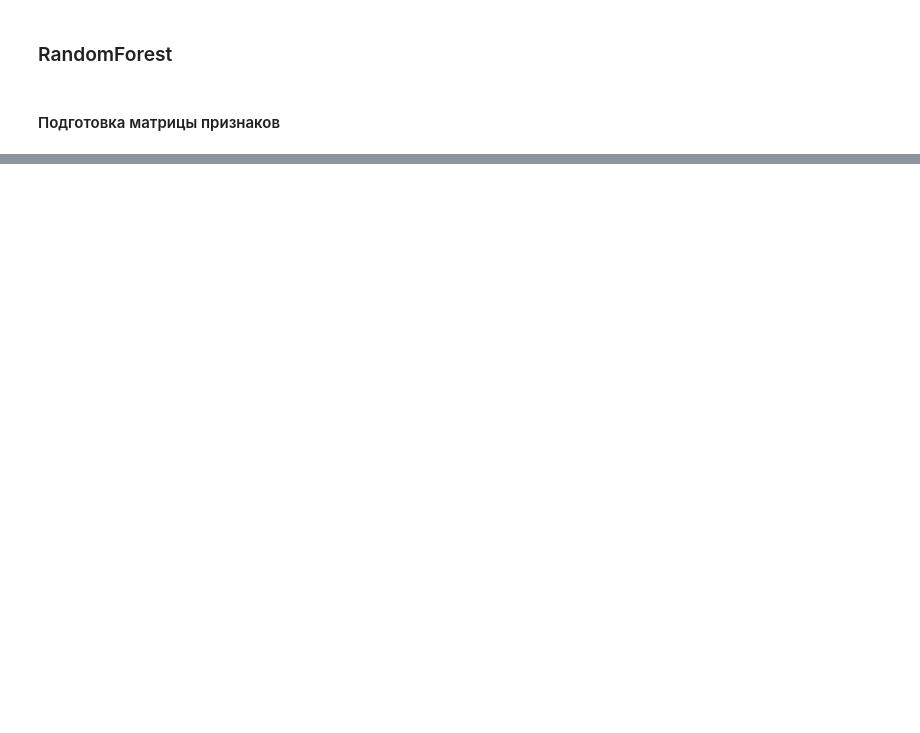
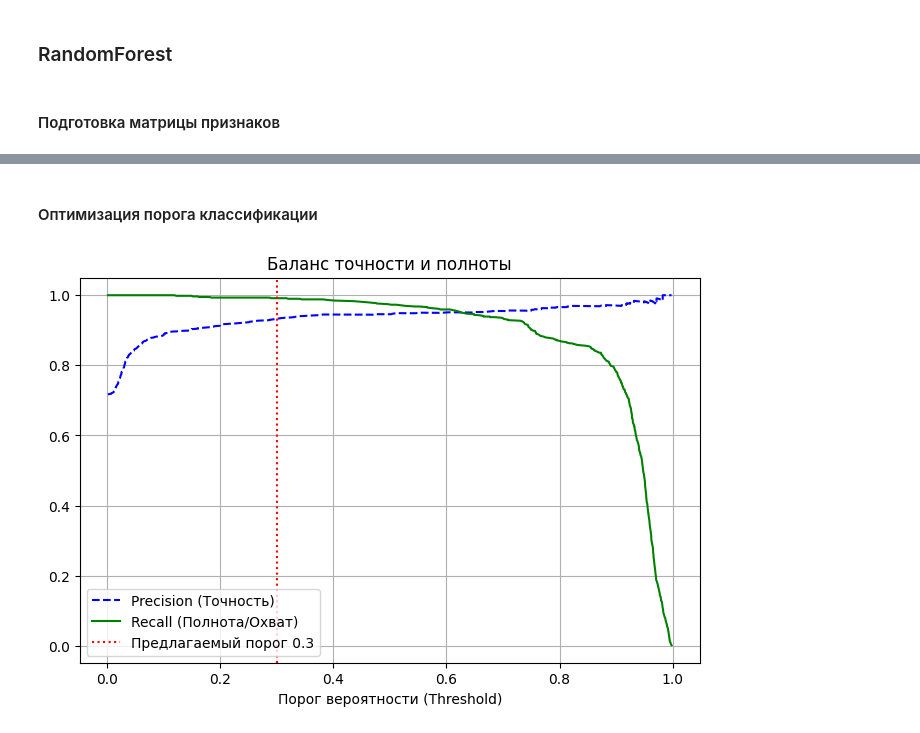
Before and after one commit to BalshowAndrew/oncology_fhir_analytics, a Jupyter notebook: notebooks/02_assessing_camcer_risk.ipynb, the cells around one changed output, grey strips where cells are left out. Drawn from its saved outputs; the diff is of its cells as text; code cells hidden in the pictures; blank space fills up the shorter version.

```diff
--- a/notebooks/02_assessing_camcer_risk.ipynb
+++ b/notebooks/02_assessing_camcer_risk.ipynb
@@ -650,0 +696,6 @@ plt.show()
+# %%
+y_pred_rf = model_rf_pipeline.predict(X_test)
+y_proba_rf = model_rf_pipeline.predict_proba(X_test)[:, 1]
+print("Отчет о классификации (Random Forest):")
+print(classification_report(y_test, y_pred_rf))
+print(f"ROC-AUC Score: {roc_auc_score(y_test, y_proba_rf):.4f}")
@@ -650,0 +735,16 @@ plt.show()
+# %% [markdown]
+#### Оптимизация порога классификации
+# %%
+precisions, recalls, thresholds = precision_recall_curve(y_test, y_proba_rf)
+
+plt.figure(figsize=(8, 5))
+plt.plot(thresholds, precisions[:-1], "b--", label="Precision (Точность)")
+plt.plot(thresholds, recalls[:-1], "g-", label="Recall (Полнота/Охват)")
+plt.axvline(x=0.3, color='r', linestyle=':', label='Предлагаемый порог 0.3')
+plt.xlabel("Порог вероятности (Threshold)")
+plt.title("Баланс точности и полноты")
+plt.legend()
+plt.grid()
+plt.show()
+# %% [output]
+[figure, added]
```
Also changed, not shown: parts of 10 cells of this notebook.
